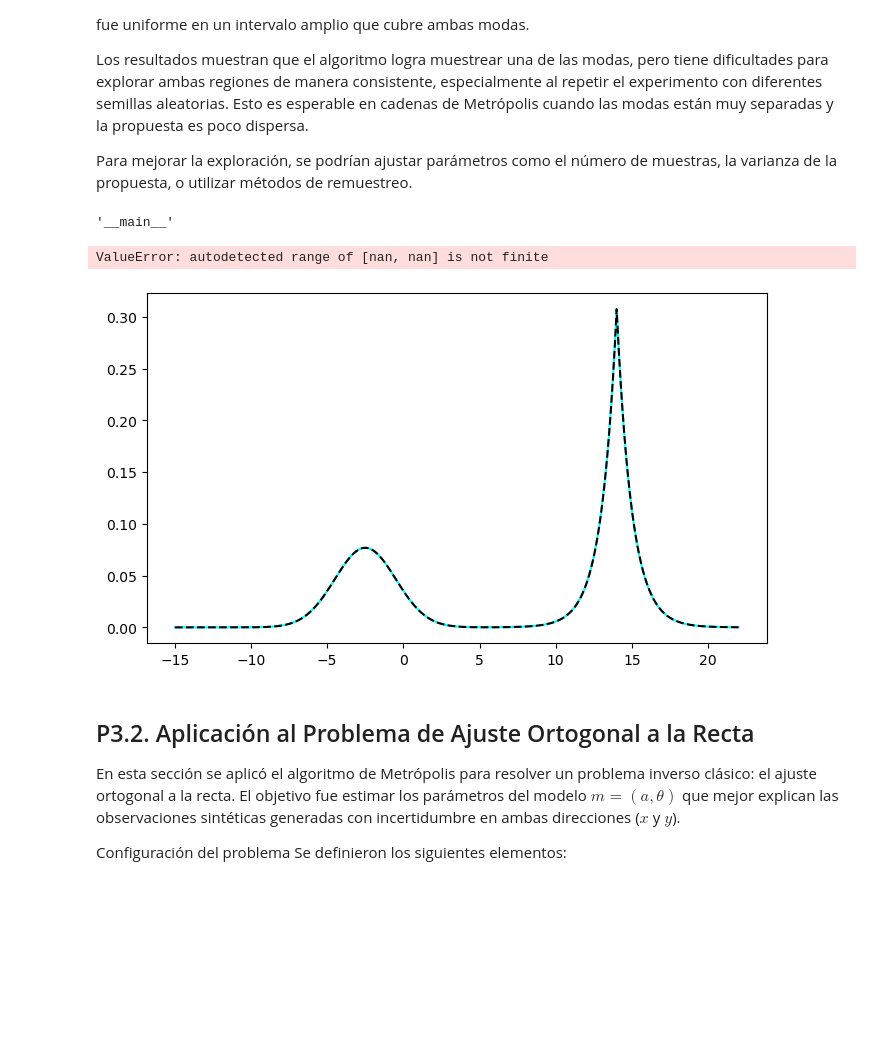
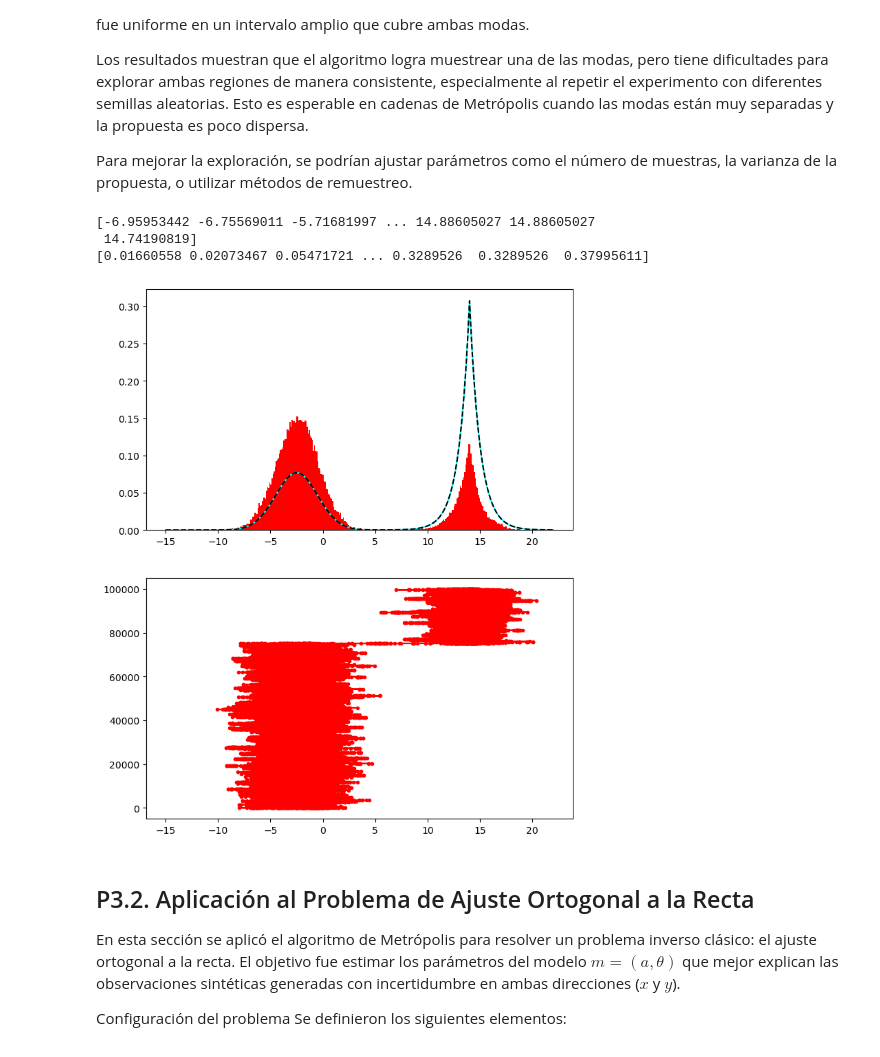
Before and after one commit to alexvillarroel/Metodos-inversos-avanzados, a Jupyter notebook: GF7013/bin/Tarea2/Informe_Tarea2_copy.ipynb, the cells around one changed output. Saved outputs shown, nothing was run; the diff lists cells and outputs as text; code cells hidden in the pictures; blank space fills up the shorter version.

```diff
--- a/GF7013/bin/Tarea2/Informe_Tarea2_copy.ipynb
+++ b/GF7013/bin/Tarea2/Informe_Tarea2_copy.ipynb
@@ -475,50 +476,33 @@ El código fue probado en el script `Tarea2/tests/test_metropolis.py`, donde se
 Los resultados muestran que el algoritmo logra muestrear una de las modas, pero tiene dificultades para explorar ambas regiones de manera consistente, especialmente al repetir el experimento con diferentes semillas aleatorias. Esto es esperable en cadenas de Metrópolis cuando las modas están muy separadas y la propuesta es poco dispersa.
 
 Para mejorar la exploración, se podrían ajustar parámetros como el número de muestras, la varianza de la propuesta, o utilizar métodos de remuestreo.
-# %%
-__name__
-# %% [output]
-'__main__'
 # %%
-import sys, os
-
-GF7013_path = os.path.abspath(os.path.join(os.getcwd(), '../../..'))
-if GF7013_path not in sys.path:
-    sys.path.append(GF7013_path)
-
-from GF7013.model_parameters import ensemble
-#from GF7013.sampling.metropolis import metropolis, proposal_normal as proposal
-from GF7013.sampling.metropolis.metropolis import metropolis
-from GF7013.sampling.metropolis.proposal_normal import proposal_normal as proposal
-
-from GF7013.probability_functions import pdf
-
-import numpy as NP
-import matplotlib.pyplot as plt
-
-#Definimos una clase para una pdf_bimodal con su función likelihood
+from GF7013.sampling.metropolis import metropolis
 class pdf_bimodal(object):
     def __init__(self,  x_0, sigma_0, p_0, x_1, sigma_1, p_1):
         self.args_f0 = (x_0, sigma_0, p_0)
         self.args_f1 = (x_1, sigma_1, p_1)
 
     def __f(self, x, mean, sigma, p):
-        alpha = 1 / sigma / NP.sqrt(2*NP.pi)
-        return alpha * NP.exp(-0.5*(NP.sum(NP.abs((x - mean)/sigma)**p)))
+        alpha = 1 / sigma / np.sqrt(2*np.pi)
+        return alpha * np.exp(-0.5*(np.sum(np.abs((x - mean)/sigma)**p)))
 
     def likelihood(self, x):
         return self.__f(x, *self.args_f0) + self.__f(x, *self.args_f1)
 
     def log_likelihood(self, x):
-        return NP.log(self.likelihood(x))
+        return np.log(self.likelihood(x))
 
+
+### MAIN CODE OF THE EXAMPLE.
 NumBins = 100
+# define the fdp to sample using SIR resampling
 x_0 = -2.5
 sigma_0 = 2.0
 p_0 = 2
 
-x_1 = 14
-sigma_1 = 0.5
+x_1 = 14 #9 #7.5
+sigma_1 = 0.5#0.1 #0.75
 p_1 = 1
 
 # crear instancia de la pdf que usará como funcion de verosimilitud
@@ -528,59 +512,68 @@ f = pdf_bimodal(x_0, sigma_0, p_0, x_1, sigma_1, p_1)
 x_min = -15
 x_max = 22
 Num_x = 10000
-x_eval = NP.linspace(x_min, x_max, Num_x)
-f_values = NP.array([f.likelihood(aux) for aux in x_eval])
+x_eval = np.linspace(x_min, x_max, Num_x)
+f_values = np.array([f.likelihood(aux) for aux in x_eval])
 dx = x_eval[1] - x_eval[0]
-f_area = NP.sum(f_values)*dx # rectangle integration
+f_area = np.sum(f_values)*dx # rectangle integration
 
 # define prior distribution
 x_min_ini = -12
 x_max_ini = 22
 prior_pdf_pars = {}
-prior_pdf_pars['lower_lim'] = NP.array([x_min_ini])
-prior_pdf_pars['upper_lim'] = NP.array([x_max_ini])
-fprior = pdf.pdf_uniform_nD(par=prior_pdf_pars)
+prior_pdf_pars['lower_lim'] = np.array([x_min_ini])
+prior_pdf_pars['upper_lim'] = np.array([x_max_ini])
+fprior = pdf_uniform_nD(par=prior_pdf_pars)
+
 # define proposal distribution
-sigma_prop = (x_max_ini - x_min_ini)/55
+sigma_prop = (x_max_ini - x_min_ini)/100
 proposal_params = {}
-proposal_params['cov'] = NP.array([[sigma_prop]])
-proposal_pdf = proposal(cov=proposal_params['cov'])
+proposal_params['cov'] = np.array([[sigma_prop]]) # 2D array!!
+proposal_pdf = proposal_normal(proposal_params['cov'])
 
-#define initial model:
-m0 = NP.array([-10])
+# define initial model:
+m0 = np.array([-10]) # 1D array!!!
+
+# define initial models as samples from U(x_min, x_max)
 NumSamples = int(1E5)
 NumBurnIn = int(0.1 * NumSamples)
 use_log_likelihood = False
-
+#############
+# YOU CAN TRY DIFFERENT VALUES OF BETA and see what happens!
 beta = 1
 #############
 results = metropolis(m0= m0,
                         likelihood_fun = f,
                         pdf_prior = fprior,
                         proposal = proposal_pdf,
                         num_samples = NumSamples,
                         num_burnin = NumBurnIn,
                         use_log_likelihood = use_log_likelihood,
                         save_samples = True,
                         beta = beta)
 
-f_values_beta = NP.array([f.likelihood(aux)**beta for aux in x_eval])
+print(results['samples'].m_set.flatten())
+print(results['samples'].f)
+
+f_values_beta = np.array([f.likelihood(aux)**beta for aux in x_eval])
 dx = x_eval[1] - x_eval[0]
-f_area_beta = NP.sum(f_values_beta)*dx # rectangle integration
+f_area_beta = np.sum(f_values_beta)*dx # rectangle integration
 fig = plt.figure(1)
 fig.set_size_inches((8,10))
 ax1 = fig.add_subplot(211)
 ax1.plot(x_eval, f_values/f_area, label = 'Bimodal PDF', color = 'cyan')
 ax1.plot(x_eval, f_values_beta/f_area_beta, '--k', label = 'Bimodal PDF')
 ax1.hist(results['samples'].m_set.flatten(), density = True, bins = 300,
         color = 'red')
 ax2 = fig.add_subplot(212, sharex=ax1)
-# ax2.plot(results['samples'].m_set.flatten(), range(NumSamples), '.-r')
+ax2.plot(results['samples'].m_set.flatten(), range(NumSamples), '.-r')
 
 plt.show()
 # %% [output]
-ValueError: autodetected range of [nan, nan] is not finite
+[-6.95953442 -6.75569011 -5.71681997 ... 14.88605027 14.88605027
+ 14.74190819]
+[0.01660558 0.02073467 0.05471721 ... 0.3289526  0.3289526  0.37995611]
-[figure, old version]
+[figure, new version]
 # %% [markdown]
 ## P3.2. Aplicación al Problema de Ajuste Ortogonal a la Recta
 En esta sección se aplicó el algoritmo de Metrópolis para resolver un problema inverso clásico: el ajuste ortogonal a la recta. El objetivo fue estimar los parámetros del modelo $m = (a, \theta)$ que mejor explican las observaciones sintéticas generadas con incertidumbre en ambas direcciones ($x$ y $y$).
```
Also changed, not shown: parts of 4 cells of this notebook, 1 other file.
